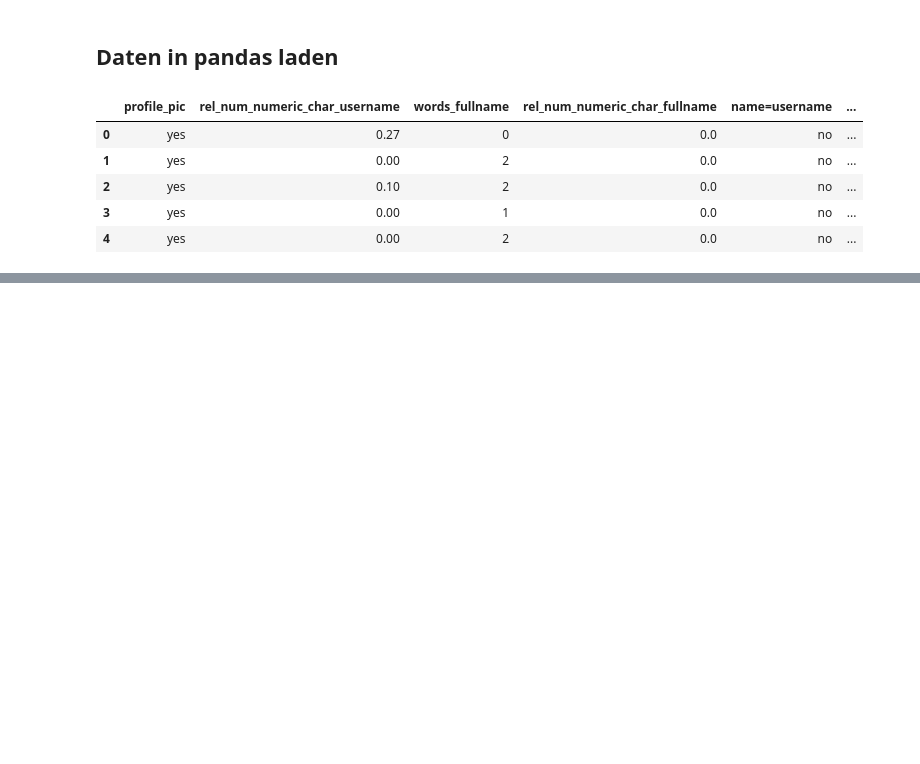
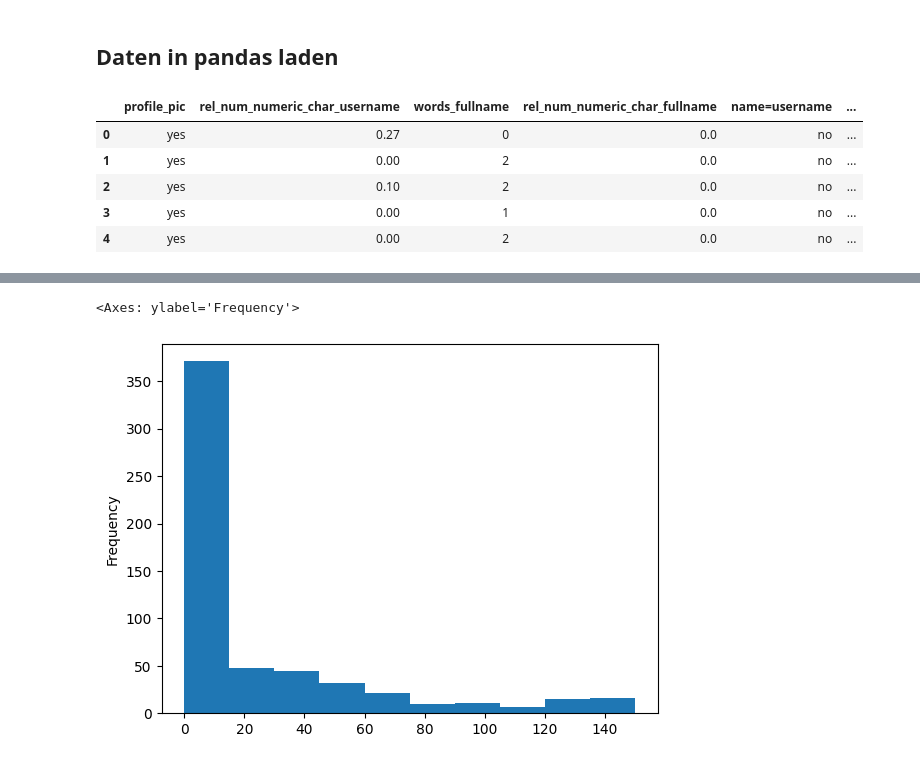
Before and after one commit to mckoh/data-science-s25, a Jupyter notebook: code/ct/lektion_01.ipynb, the cells around one changed output, grey strips where cells are left out. Cells and saved outputs as stored; diff of their text form; code cells hidden in the pictures; blank space fills up the shorter version.

```diff
--- a/code/ct/lektion_01.ipynb
+++ b/code/ct/lektion_01.ipynb
@@ -31,0 +131,5 @@ data.head(5)
+# %%
+data["description_length"].plot(kind="hist")
+# %% [output]
+<Axes: ylabel='Frequency'>
+[figure, added]
```
Also changed, not shown: parts of 16 cells of this notebook.
